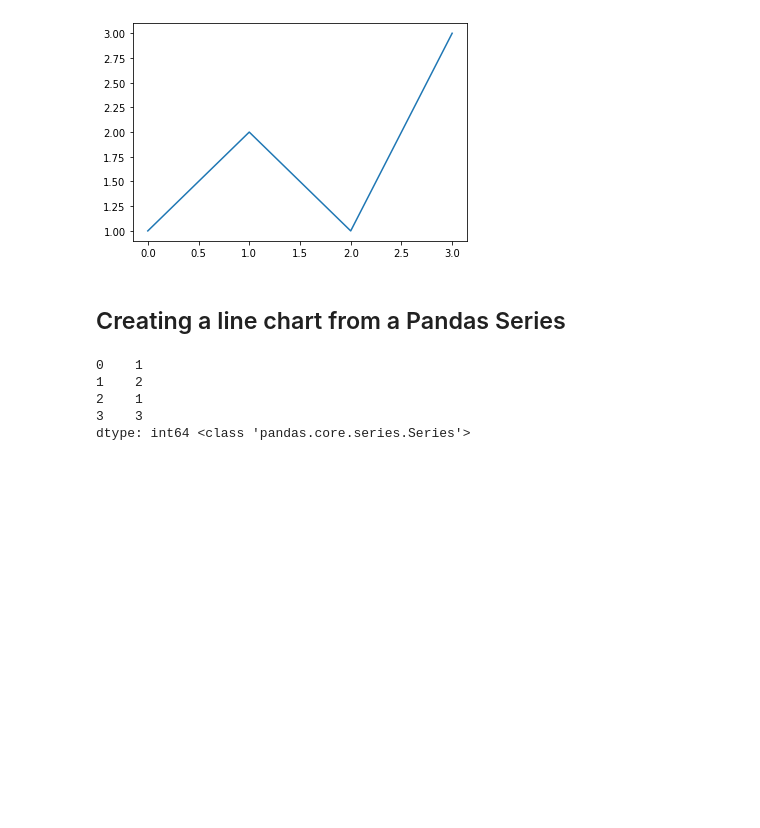
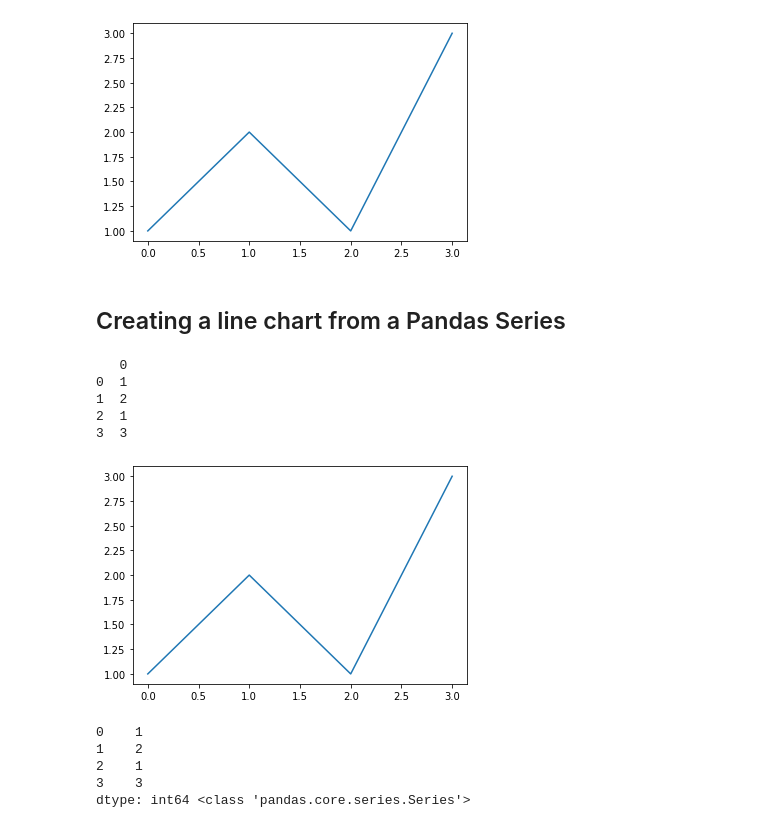
Before and after one commit to FNafisa/T5-Bootcamp, a Jupyter notebook: BPM_Prework/lessons/18_matplotlib/intro_to_matplotlib.ipynb, the cells around one changed output. Drawn from its saved outputs; the diff is of its cells as text; code cells hidden in the pictures; blank space fills up the shorter version.

```diff
--- a/BPM_Prework/lessons/18_matplotlib/intro_to_matplotlib.ipynb
+++ b/BPM_Prework/lessons/18_matplotlib/intro_to_matplotlib.ipynb
@@ -63,6 +63,18 @@ plt.plot(data_numpy);
 [figure]
 # %% [markdown]
 ## Creating a line chart from a Pandas Series
+# %%
+data_pandas_series = pd.Series(data_list)
+df_data= pd.DataFrame(data_pandas_series)
+print(df_data)
+plt.plot(df_data[0]);
+# %% [output]
+   0
+0  1
+1  2
+2  1
+3  3
+[figure, added]
 # %%
 data_pandas_series = pd.Series(data_list)
 print(data_pandas_series, type(data_pandas_series))
```
Also changed, not shown: parts of 41 cells of this notebook, 3 other files.
